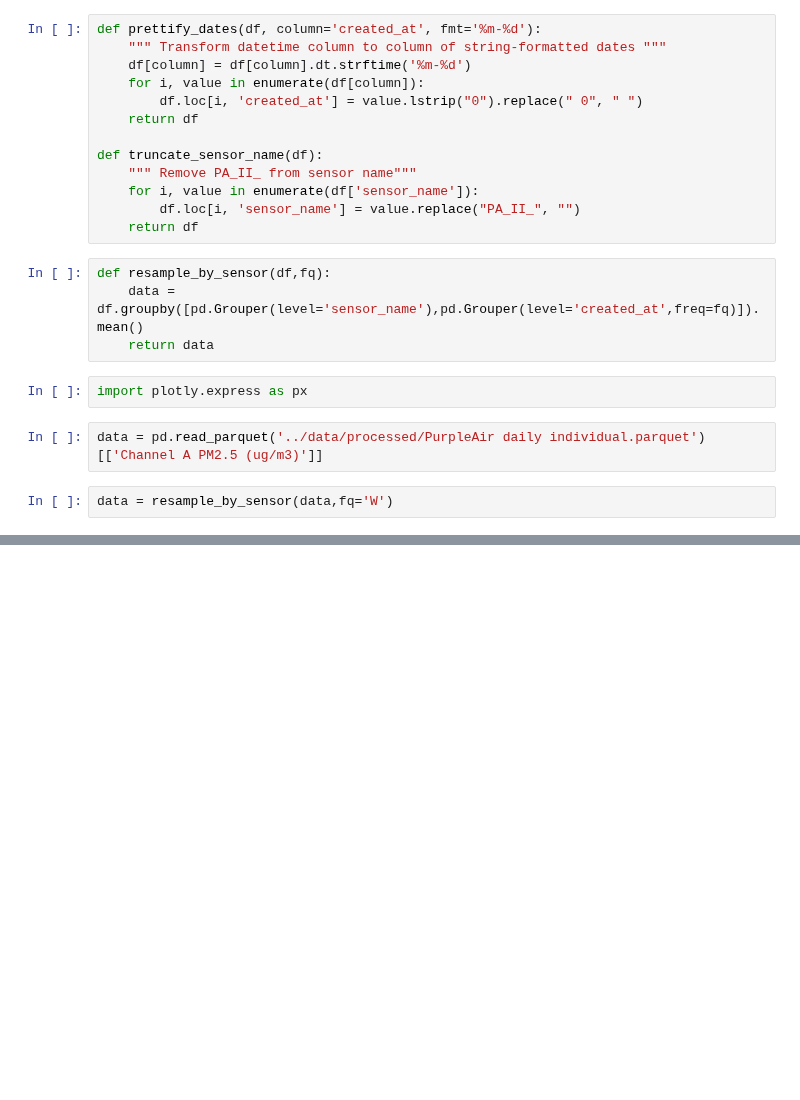
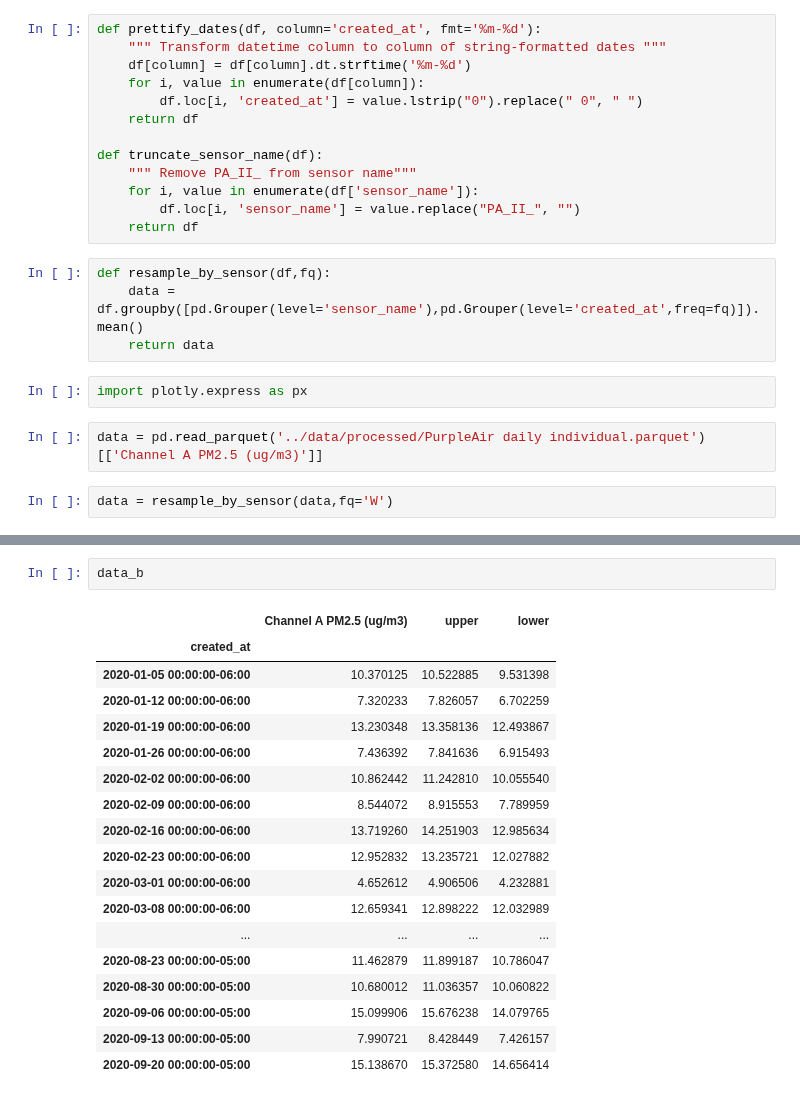
Before and after one commit to intelligent-environments-lab/bleed-orange-measure-purple, a Jupyter notebook: notebooks/4.1-cjl-PA-timeseries-25-75-band.ipynb, the cells around one changed output, grey strips where cells are left out. Drawn from its saved outputs; the diff is of its cells as text; blank space fills up the shorter version.

```diff
--- a/notebooks/4.1-cjl-PA-timeseries-25-75-band.ipynb
+++ b/notebooks/4.1-cjl-PA-timeseries-25-75-band.ipynb
@@ -65,0 +108,21 @@ fig.show("png",width=1200, height=700)
+# %%
+data_b
+# %% [output]
+|  | Channel A PM2.5 (ug/m3) | upper | lower |
+| created_at |  |  |  |
+| 2020-01-05 00:00:00-06:00 | 10.370125 | 10.522885 | 9.531398 |
+| 2020-01-12 00:00:00-06:00 | 7.320233 | 7.826057 | 6.702259 |
+| 2020-01-19 00:00:00-06:00 | 13.230348 | 13.358136 | 12.493867 |
+| 2020-01-26 00:00:00-06:00 | 7.436392 | 7.841636 | 6.915493 |
+| 2020-02-02 00:00:00-06:00 | 10.862442 | 11.242810 | 10.055540 |
+| 2020-02-09 00:00:00-06:00 | 8.544072 | 8.915553 | 7.789959 |
+| 2020-02-16 00:00:00-06:00 | 13.719260 | 14.251903 | 12.985634 |
+| 2020-02-23 00:00:00-06:00 | 12.952832 | 13.235721 | 12.027882 |
+| 2020-03-01 00:00:00-06:00 | 4.652612 | 4.906506 | 4.232881 |
+| 2020-03-08 00:00:00-06:00 | 12.659341 | 12.898222 | 12.032989 |
+| ... | ... | ... | ... |
+| 2020-08-23 00:00:00-05:00 | 11.462879 | 11.899187 | 10.786047 |
+| 2020-08-30 00:00:00-05:00 | 10.680012 | 11.036357 | 10.060822 |
+| 2020-09-06 00:00:00-05:00 | 15.099906 | 15.676238 | 14.079765 |
+| 2020-09-13 00:00:00-05:00 | 7.990721 | 8.428449 | 7.426157 |
+| 2020-09-20 00:00:00-05:00 | 15.138670 | 15.372580 | 14.656414 |
```
Also changed, not shown: parts of 5 cells of this notebook.
